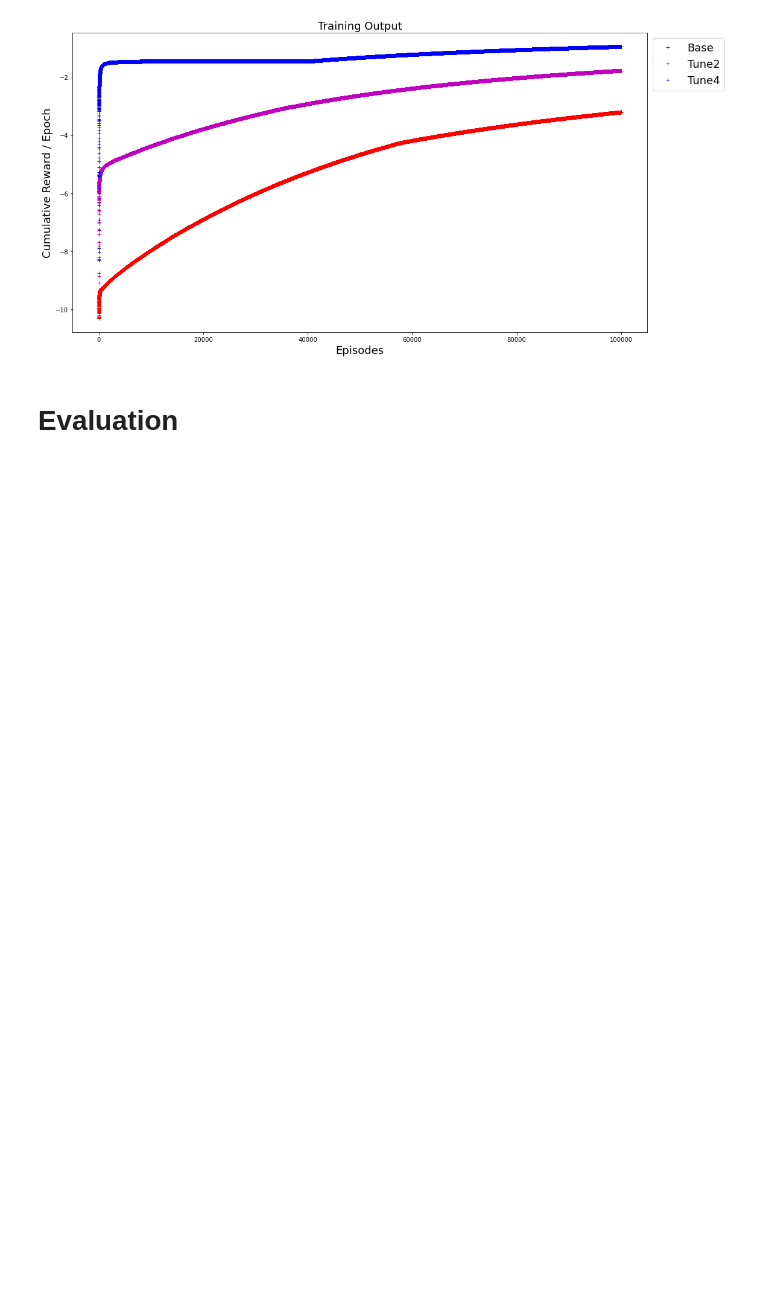
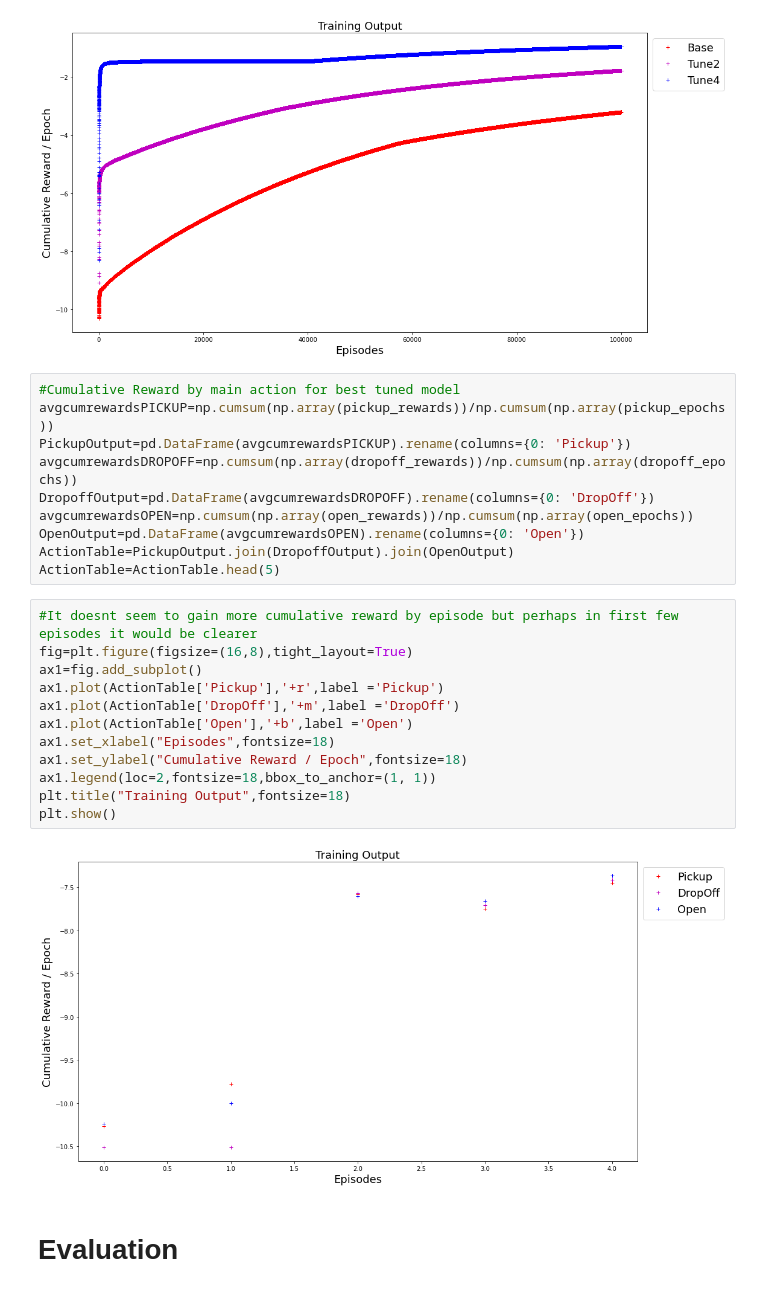
Before and after one commit to bernardosaab/INM707-Deep-Learning, a Jupyter notebook: INM7Coursework.ipynb, the cells around one changed output. Saved outputs shown, nothing was run; the diff lists cells and outputs as text; blank space fills up the shorter version.

```diff
--- a/INM7Coursework.ipynb
+++ b/INM7Coursework.ipynb
@@ -657,6 +684,30 @@ plt.title("Training Output",fontsize=18)
 plt.show()
 # %% [output]
 [figure]
+# %%
+#Cumulative Reward by main action for best tuned model
+avgcumrewardsPICKUP=np.cumsum(np.array(pickup_rewards))/np.cumsum(np.array(pickup_epochs))
+PickupOutput=pd.DataFrame(avgcumrewardsPICKUP).rename(columns={0: 'Pickup'})
+avgcumrewardsDROPOFF=np.cumsum(np.array(dropoff_rewards))/np.cumsum(np.array(dropoff_epochs))
+DropoffOutput=pd.DataFrame(avgcumrewardsDROPOFF).rename(columns={0: 'DropOff'})
+avgcumrewardsOPEN=np.cumsum(np.array(open_rewards))/np.cumsum(np.array(open_epochs))
+OpenOutput=pd.DataFrame(avgcumrewardsOPEN).rename(columns={0: 'Open'})
+ActionTable=PickupOutput.join(DropoffOutput).join(OpenOutput)
+ActionTable=ActionTable.head(5)
+# %%
+#It doesnt seem to gain more cumulative reward by episode but perhaps in first few episodes it would be clearer
+fig=plt.figure(figsize=(16,8),tight_layout=True)
+ax1=fig.add_subplot()
+ax1.plot(ActionTable['Pickup'],'+r',label ='Pickup')
+ax1.plot(ActionTable['DropOff'],'+m',label ='DropOff')
+ax1.plot(ActionTable['Open'],'+b',label ='Open')
+ax1.set_xlabel("Episodes",fontsize=18)
+ax1.set_ylabel("Cumulative Reward / Epoch",fontsize=18)
+ax1.legend(loc=2,fontsize=18,bbox_to_anchor=(1, 1))
+plt.title("Training Output",fontsize=18)
+plt.show()
+# %% [output]
+[figure, added]
 # %% [markdown]
 # Evaluation
 # %%
```
Also changed, not shown: parts of 1 cell of this notebook.
